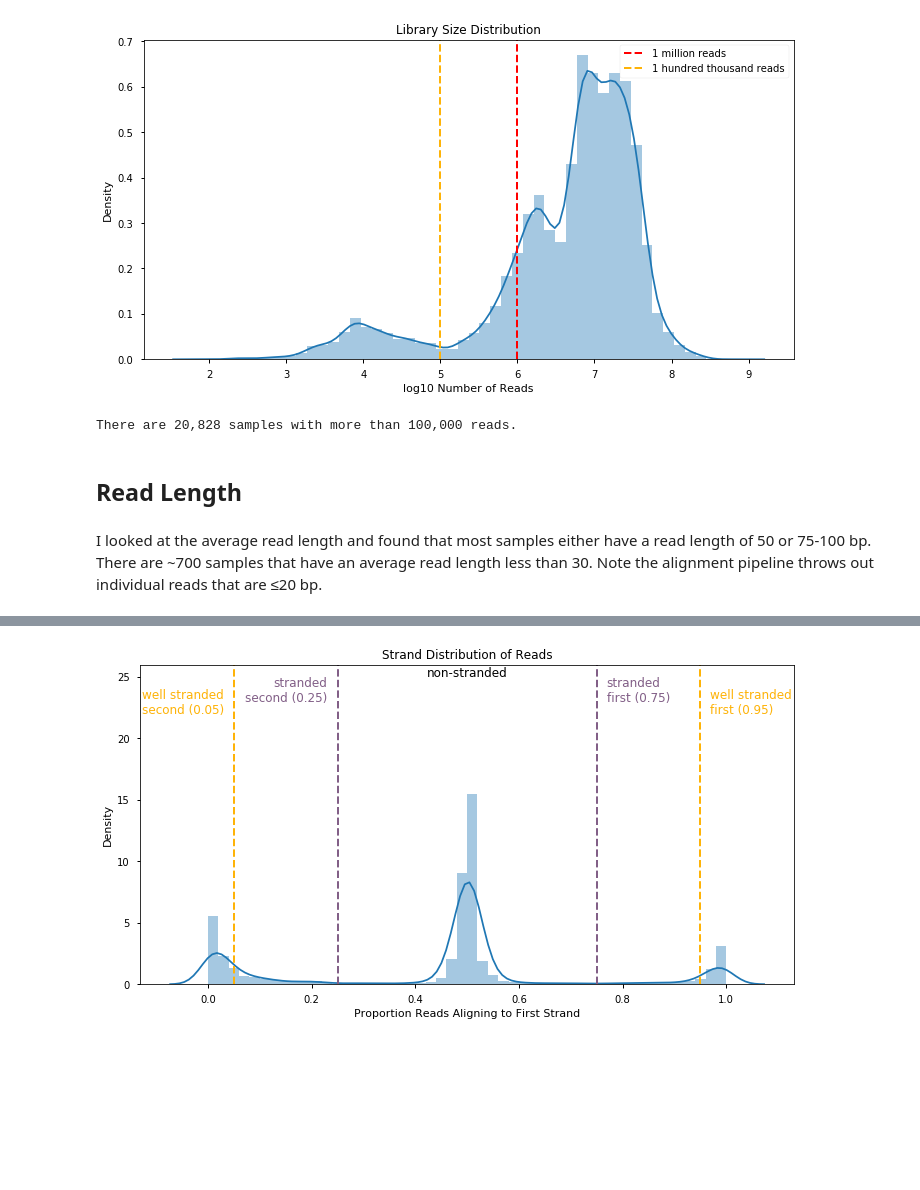
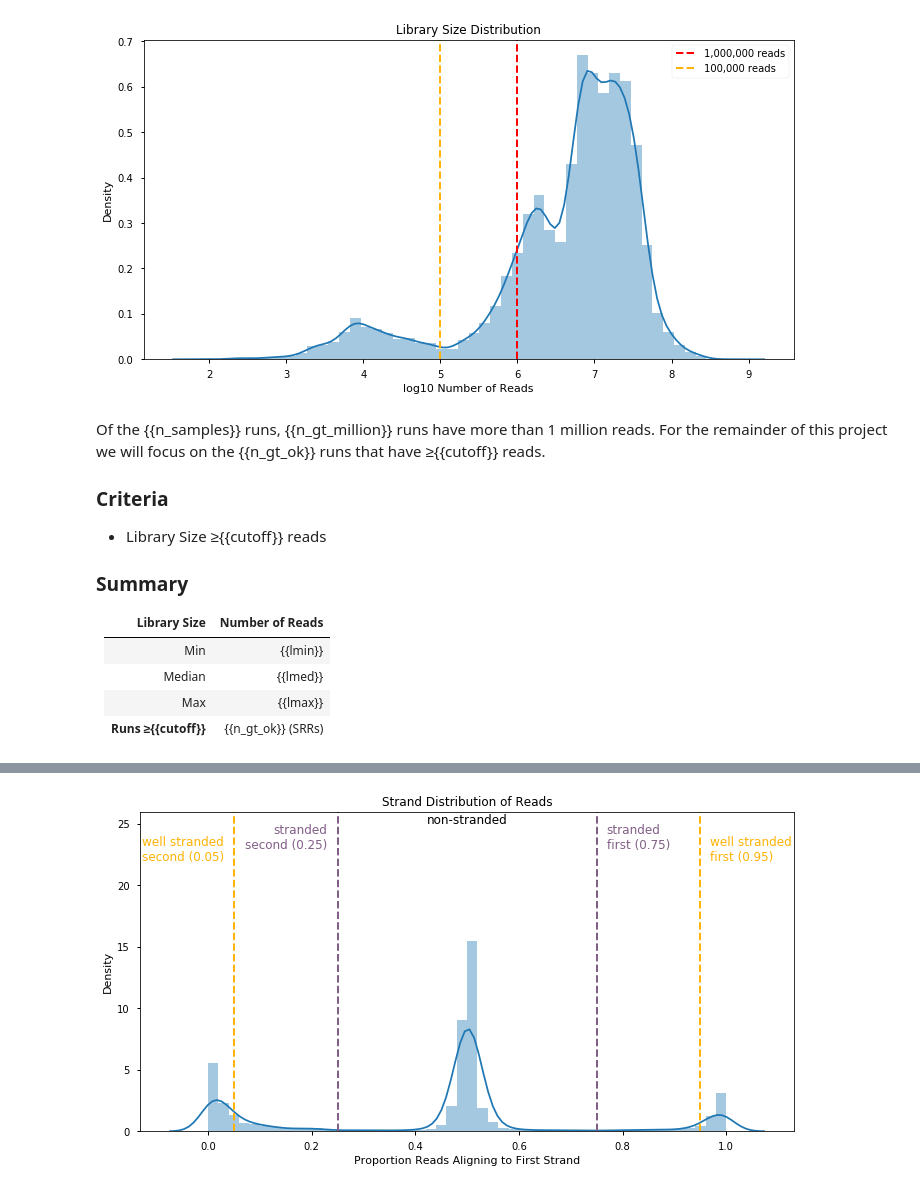
Before and after one commit to jfear/ncbi_remap, a Jupyter notebook: notebook/deliver/prealn-wf_qc.ipynb, the cells around one changed output, grey strips where cells are left out. Saved outputs shown, nothing was run; the diff lists cells and outputs as text; code cells hidden in the pictures; blank space fills up the shorter version.

```diff
--- a/notebook/deliver/prealn-wf_qc.ipynb
+++ b/notebook/deliver/prealn-wf_qc.ipynb
@@ -14,14 +14,15 @@ import seaborn as sns
 sys.path.insert(0, '../../lib/python')
 from ncbi_remap.notebook import Nb
 from ncbi_remap.plotting import make_figs
+from ncbi_remap.io import add_table
 
 # Setup notebook
-nbconfig = Nb.setup_notebook(nb_name='prealn-wf')
+nbconfig = Nb.setup_notebook(nb_name='prealn-wf_qc')
 
 # Turn on cache
 from joblib import Memory
 memory = Memory(cachedir=nbconfig.cache, verbose=0)
 
 # Connect to data store
-store = pd.HDFStore('../../sra.h5', mode='r')
+store = pd.HDFStore('../../sra.h5')
 # %% [output]
@@ -59,30 +56,45 @@ Here I look at these distributions and I can see that most samples have more tha
 # %%
 # Plot distribution of libsizes
 @make_figs(nbconfig.fig_name('distplot_libsize'),
            styles=nbconfig.styles_wide, formats=nbconfig.formats)
 def plot(store):
     df = store['prealn/workflow/fastq'][['srx', 'srr', 'libsize_R1']]
     fig, ax = plt.subplots(1, 1)
     sns.distplot(np.log10(df.libsize_R1), ax=ax)
-    ax.axvline(np.log10(1e6), ls='--', lw=2, color='r', label='1 million reads')
-    ax.axvline(np.log10(1e5), ls='--', lw=2, color=sns.xkcd_rgb['amber'], label='1 hundred thousand reads')
+    ax.axvline(np.log10(1e6), ls='--', lw=2, color='r', label='1,000,000 reads')
+    ax.axvline(np.log10(1e5), ls='--', lw=2, color=sns.xkcd_rgb['amber'], label='100,000 reads')
     ax.legend()
     ax.set_xlabel('log10 Number of Reads')
     ax.set_ylabel('Density')
     ax.set_title('Library Size Distribution');
     return fig
 
 plot(store)
 # %% [output]
-[figure, old version]
+[figure, new version]
 # %%
 # Make flags
-from ncbi_remap.flagging import libsize
+from ncbi_remap.prealn_wf import libsize, libsize_cnts
 libsize_ok = libsize(store, cutoff=LIBSIZE_CUTOFF)
-print('There are {:,} samples with more than {:,.0f} reads.'.format(libsize_ok.shape[0], LIBSIZE_CUTOFF))
+libsize_million = libsize(store, cutoff=1e6)
+
+# Summary
+n_samples = '{:,}'.format(num_samples)
+n_gt_million = '{:,}'.format(libsize_million.shape[0])
+n_gt_ok = '{:,}'.format(libsize_ok.shape[0])
+cutoff = '{:,.0f}'.format(LIBSIZE_CUTOFF)
+lmin, lmed, lmax = ['{:,.0f}'.format(x) for x in libsize_cnts(store)]
-# %% [output]
-There are 20,828 samples with more than 100,000 reads.
-# %% [markdown]
-## Read Length
-# %% [markdown]
-I looked at the average read length and found that most samples either have a read length of 50 or 75-100 bp. There are ~700 samples that have an average read length less than 30. Note the alignment pipeline throws out individual reads that are ≤20 bp.
+# %% [markdown]
+Of the {{n_samples}} runs, {{n_gt_million}} runs have more than 1 million reads. For the remainder of this project we will focus on the {{n_gt_ok}} runs that have ≥{{cutoff}} reads.
+
+### Criteria
+* Library Size ≥{{cutoff}} reads
+
+### Summary
+
+Library Size | Number of Reads
+------------ | ---------------
+Min | {{lmin}}
+Median | {{lmed}}
+Max | {{lmax}}
+**Runs ≥{{cutoff}}** | {{n_gt_ok}} (SRRs)
```
Also changed, not shown: parts of 43 cells of this notebook.
